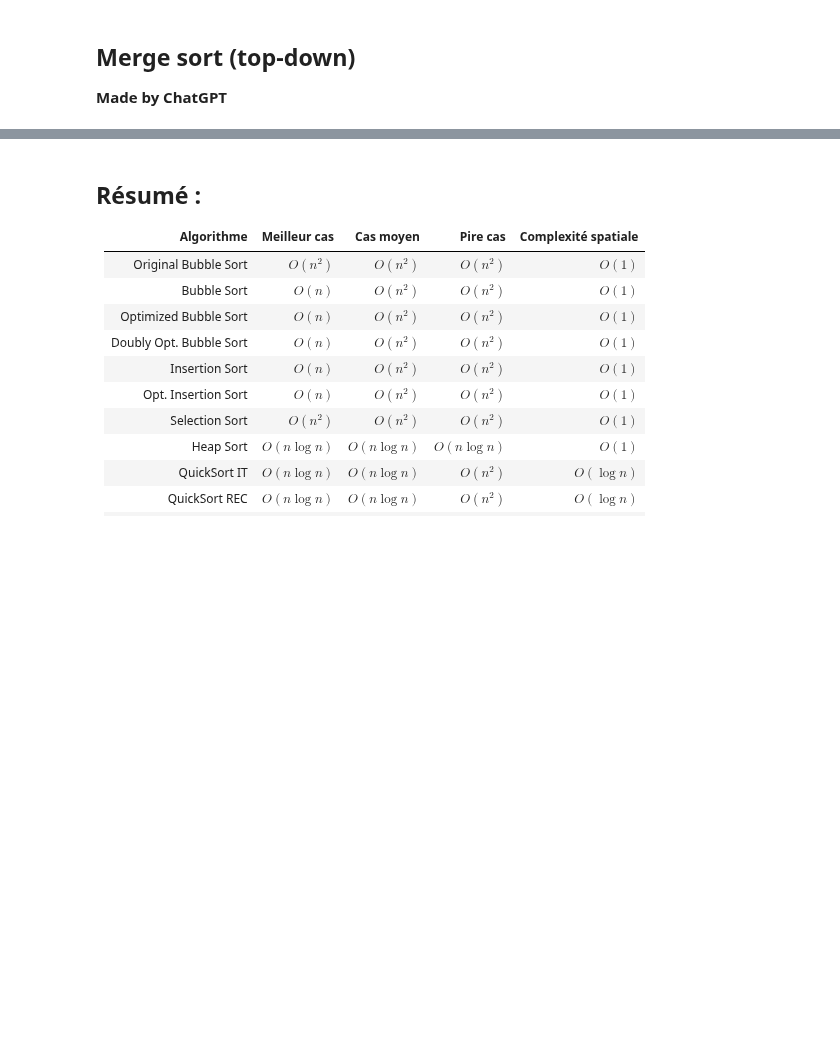
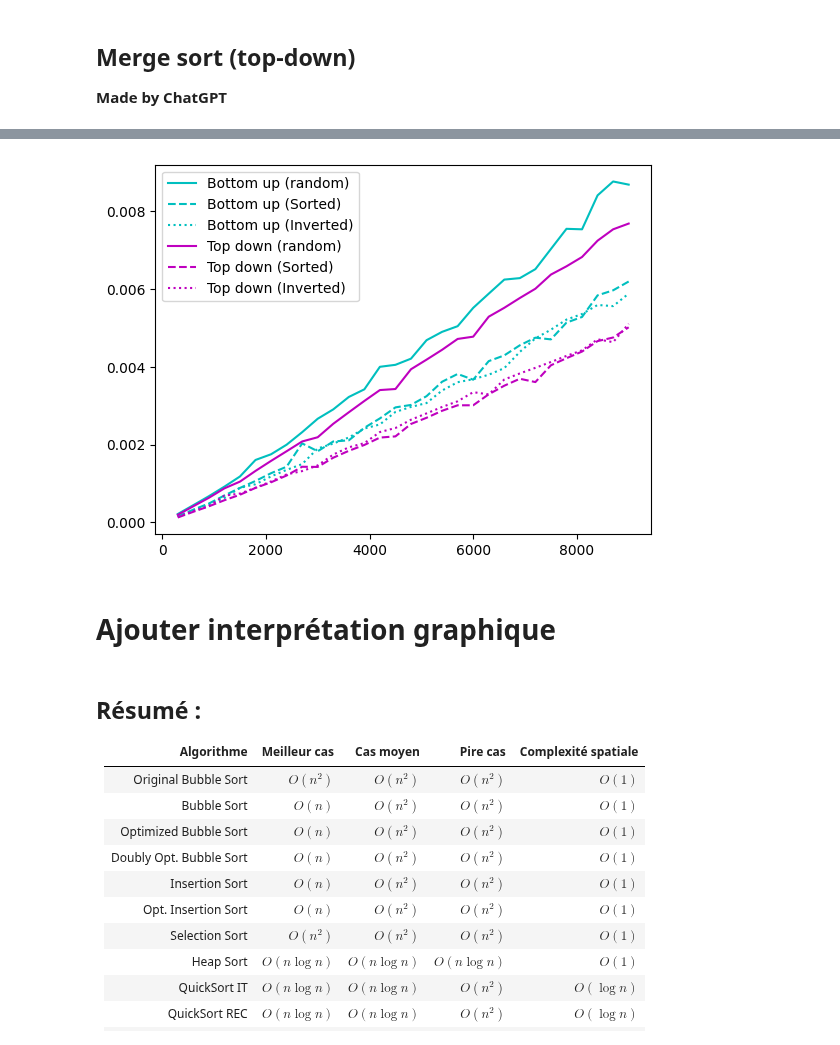
Before and after one commit to zshelali/projet-it4-complexity, a Jupyter notebook: TP - 2023 - Time Complexity sorting algorithms.ipynb, the cells around one changed output, grey strips where cells are left out. Cells and saved outputs as stored; diff of their text form; code cells hidden in the pictures; blank space fills up the shorter version.

```diff
--- a/TP - 2023 - Time Complexity sorting algorithms.ipynb
+++ b/TP - 2023 - Time Complexity sorting algorithms.ipynb
@@ -849,3 +858,10 @@ SyntaxError: invalid syntax (1920605700.py, line 2)
+# %%
+executerTri(merge_sort_bu, 'c', 'Bottom up',30 ,300)
+executerTri(merge_sort, 'm', 'Top down',30 ,300, False)
+# %% [output]
+[figure, added]
+# %% [markdown]
+# Ajouter interprétation graphique
 # %% [markdown]
 ## Résumé :
 
```
Also changed, not shown: parts of 28 cells of this notebook.
